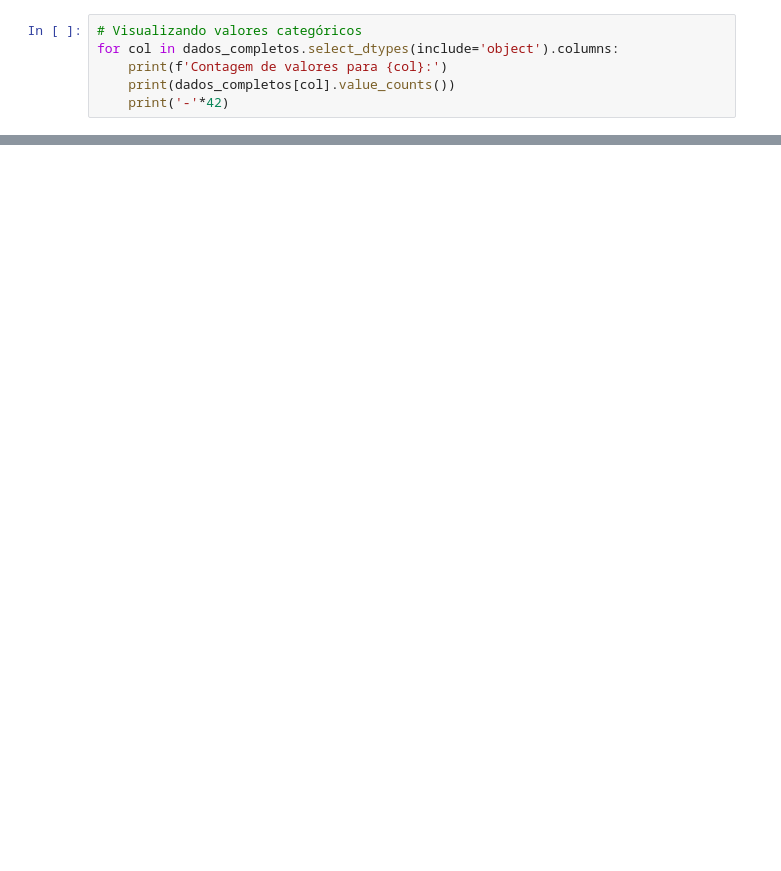
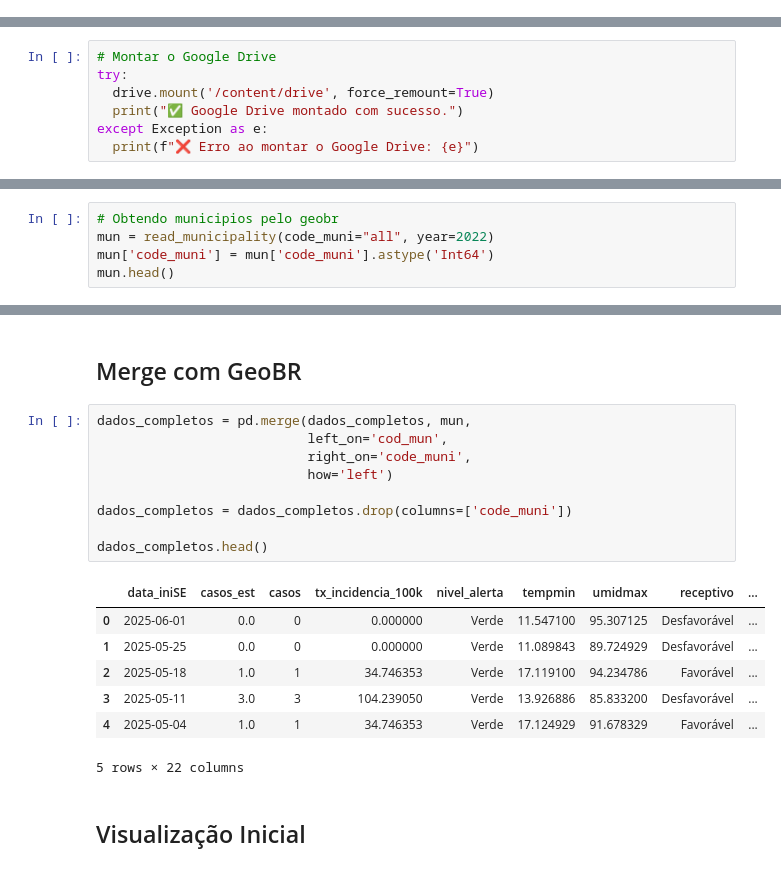
Before and after one commit to chosenduck/Dengue, a Jupyter notebook: Extração_Dengue.ipynb, the cells around one changed output, grey strips where cells are left out. Saved outputs shown, nothing was run; the diff lists cells and outputs as text; blank space fills up the shorter version.

```diff
--- a/Extração_Dengue.ipynb
+++ b/Extração_Dengue.ipynb
@@ -233,6 +0,0 @@ dtype: int64
-# %%
-# Visualizando valores categóricos
-for col in dados_completos.select_dtypes(include='object').columns:
-    print(f'Contagem de valores para {col}:')
-    print(dados_completos[col].value_counts())
-    print('-'*42)
@@ -256,0 +30,7 @@ Name: count, dtype: int64
+# %%
+# Montar o Google Drive
+try:
+  drive.mount('/content/drive', force_remount=True)
+  print("✅ Google Drive montado com sucesso.")
+except Exception as e:
+  print(f"❌ Erro ao montar o Google Drive: {e}")
@@ -256,0 +81,5 @@ Name: count, dtype: int64
+# %%
+# Obtendo municipios pelo geobr
+mun = read_municipality(code_muni="all", year=2022)
+mun['code_muni'] = mun['code_muni'].astype('Int64')
+mun.head()
@@ -256,0 +290,21 @@ Name: count, dtype: int64
+# %% [markdown]
+## Merge com GeoBR
+# %%
+dados_completos = pd.merge(dados_completos, mun,
+                           left_on='cod_mun',
+                           right_on='code_muni',
+                           how='left')
+
+dados_completos = dados_completos.drop(columns=['code_muni'])
+
+dados_completos.head()
+# %% [output]
+|  | data_iniSE | casos_est | casos | tx_incidencia_100k | nivel_alerta | tempmin | umidmax | receptivo | ... |
+| 0 | 2025-06-01 | 0.0 | 0 | 0.000000 | Verde | 11.547100 | 95.307125 | Desfavorável | ... |
+| 1 | 2025-05-25 | 0.0 | 0 | 0.000000 | Verde | 11.089843 | 89.724929 | Desfavorável | ... |
+| 2 | 2025-05-18 | 1.0 | 1 | 34.746353 | Verde | 17.119100 | 94.234786 | Favorável | ... |
+| 3 | 2025-05-11 | 3.0 | 3 | 104.239050 | Verde | 13.926886 | 85.833200 | Desfavorável | ... |
+| 4 | 2025-05-04 | 1.0 | 1 | 34.746353 | Verde | 17.124929 | 91.678329 | Favorável | ... |
+5 rows × 22 columns
+# %% [markdown]
+## Visualização Inicial
```
Also changed, not shown: parts of 58 cells of this notebook.
